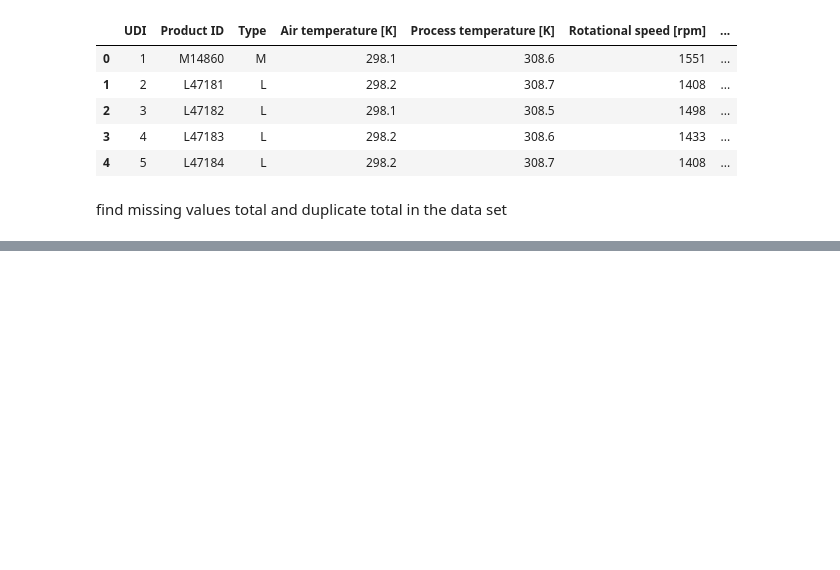
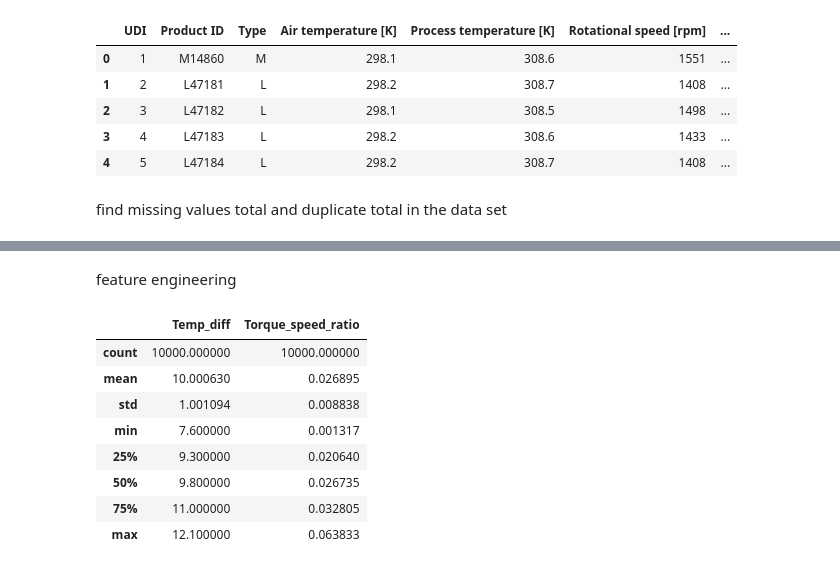
Before and after one commit to HarisAmmar117/BIB-project, a Jupyter notebook: notebooks/01_exploration.ipynb, the cells around one changed output, grey strips where cells are left out. Cells and saved outputs as stored; diff of their text form; code cells hidden in the pictures; blank space fills up the shorter version.

```diff
--- a/notebooks/01_exploration.ipynb
+++ b/notebooks/01_exploration.ipynb
@@ -45,0 +91,17 @@ print("\nDuplicate rows:", df.duplicated().sum())
+# %% [markdown]
+feature engineering
+# %%
+df["Temp_diff"] = df["Process temperature [K]"] - df["Air temperature [K]"]
+df["Torque_speed_ratio"] = df["Torque [Nm]"] / df["Rotational speed [rpm]"]
+
+df[["Temp_diff", "Torque_speed_ratio"]].describe()
+# %% [output]
+|  | Temp_diff | Torque_speed_ratio |
+| count | 10000.000000 | 10000.000000 |
+| mean | 10.000630 | 0.026895 |
+| std | 1.001094 | 0.008838 |
+| min | 7.600000 | 0.001317 |
+| 25% | 9.300000 | 0.020640 |
+| 50% | 9.800000 | 0.026735 |
+| 75% | 11.000000 | 0.032805 |
+| max | 12.100000 | 0.063833 |
```
Also changed, not shown: parts of 8 cells of this notebook.
